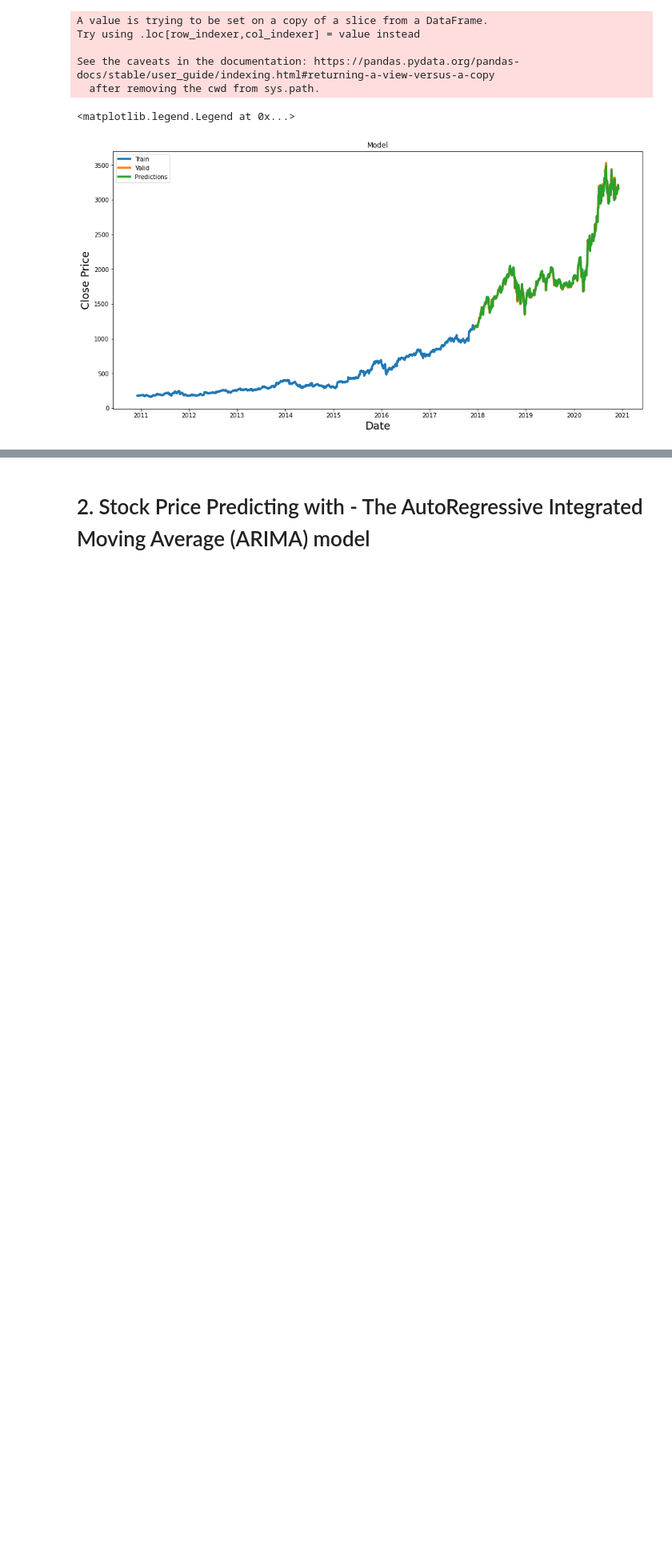
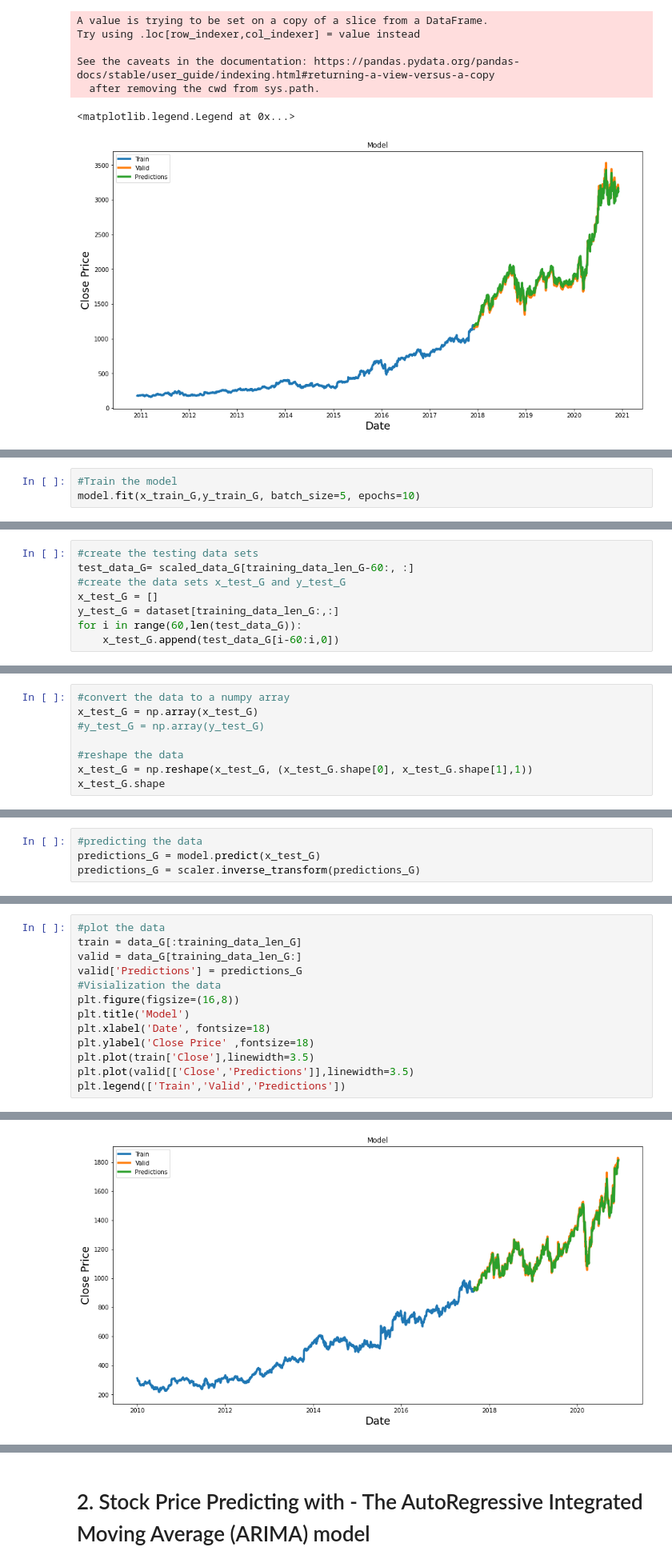
Before and after one commit to neetinds/Stock-Price-Prediction, a Jupyter notebook: Amazon_Price_Prediction_Using_LSTM_&_ARIMA.ipynb, the cells around one changed output, grey strips where cells are left out. Shown at 80% size. Cells and saved outputs as stored; diff of their text form; blank space fills up the shorter version.

```diff
--- a/Amazon_Price_Prediction_Using_LSTM_&_ARIMA.ipynb
+++ b/Amazon_Price_Prediction_Using_LSTM_&_ARIMA.ipynb
@@ -275,0 +426,3 @@ array([[3140.3901]], dtype=float32)
+# %%
+#Train the model
+model.fit(x_train_G,y_train_G, batch_size=5, epochs=10)
@@ -275,0 +451,8 @@ array([[3140.3901]], dtype=float32)
+# %%
+#create the testing data sets
+test_data_G= scaled_data_G[training_data_len_G-60:, :]
+#create the data sets x_test_G and y_test_G
+x_test_G = []
+y_test_G = dataset[training_data_len_G:,:]
+for i in range(60,len(test_data_G)):
+    x_test_G.append(test_data_G[i-60:i,0])
@@ -275,0 +463,8 @@ array([[3140.3901]], dtype=float32)
+# %%
+#convert the data to a numpy array
+x_test_G = np.array(x_test_G)
+#y_test_G = np.array(y_test_G)
+
+#reshape the data
+x_test_G = np.reshape(x_test_G, (x_test_G.shape[0], x_test_G.shape[1],1))
+x_test_G.shape
@@ -275,0 +473,4 @@ array([[3140.3901]], dtype=float32)
+# %%
+#predicting the data
+predictions_G = model.predict(x_test_G)
+predictions_G = scaler.inverse_transform(predictions_G)
@@ -275,0 +487,14 @@ array([[3140.3901]], dtype=float32)
+# %%
+#plot the data
+train = data_G[:training_data_len_G]
+valid = data_G[training_data_len_G:]
+valid['Predictions'] = predictions_G
+#Visialization the data
+plt.figure(figsize=(16,8))
+plt.title('Model')
+plt.xlabel('Date', fontsize=18)
+plt.ylabel('Close Price' ,fontsize=18)
+plt.plot(train['Close'],linewidth=3.5)
+plt.plot(valid[['Close','Predictions']],linewidth=3.5)
+plt.legend(['Train','Valid','Predictions'])
+# %% [output]
@@ -275,0 +507 @@ array([[3140.3901]], dtype=float32)
+[figure, added]
```
Also changed, not shown: parts of 52 cells of this notebook.
